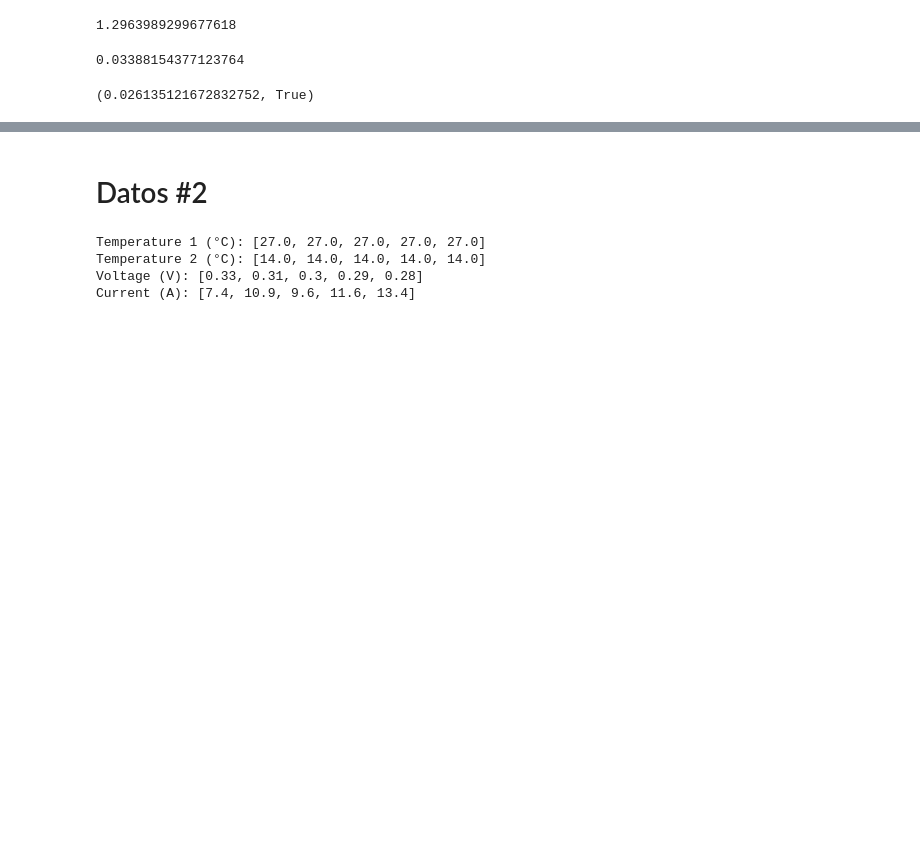
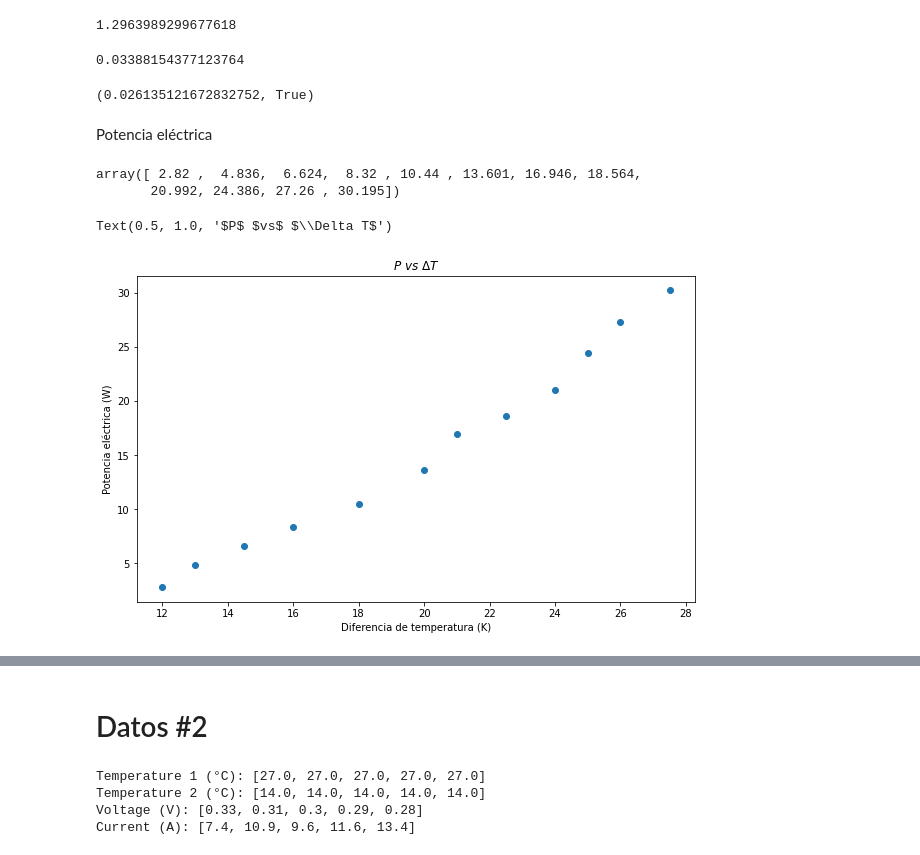
Before and after one commit to slaverdeg/Laboratorio-Moderna-GitHub, a Jupyter notebook: Efecto Seebeck/codigo ES.ipynb, the cells around one changed output, grey strips where cells are left out. Drawn from its saved outputs; the diff is of its cells as text; code cells hidden in the pictures; blank space fills up the shorter version.

Commit message:
potencia

```diff
--- a/Efecto Seebeck/codigo ES.ipynb
+++ b/Efecto Seebeck/codigo ES.ipynb
@@ -293,3 +293,20 @@ dm
 presicion(dm,m)
 # %% [output]
 (0.026135121672832752, True)
+# %% [markdown]
+Potencia eléctrica
+# %%
+P = current*voltage
+P
+# %% [output]
+array([ 2.82 ,  4.836,  6.624,  8.32 , 10.44 , 13.601, 16.946, 18.564,
+       20.992, 24.386, 27.26 , 30.195])
+# %%
+plt.figure(figsize=(10,6))
+plt.scatter(delta_T,P)
+plt.ylabel('Potencia eléctrica (W)')
+plt.xlabel('Diferencia de temperatura (K)')
+plt.title(r'$P$ $vs$ $\Delta T$')
+# %% [output]
+Text(0.5, 1.0, '$P$ $vs$ $\\Delta T$')
+[figure, added]
```
Also changed, not shown: parts of 6 cells of this notebook, 1 other file.
